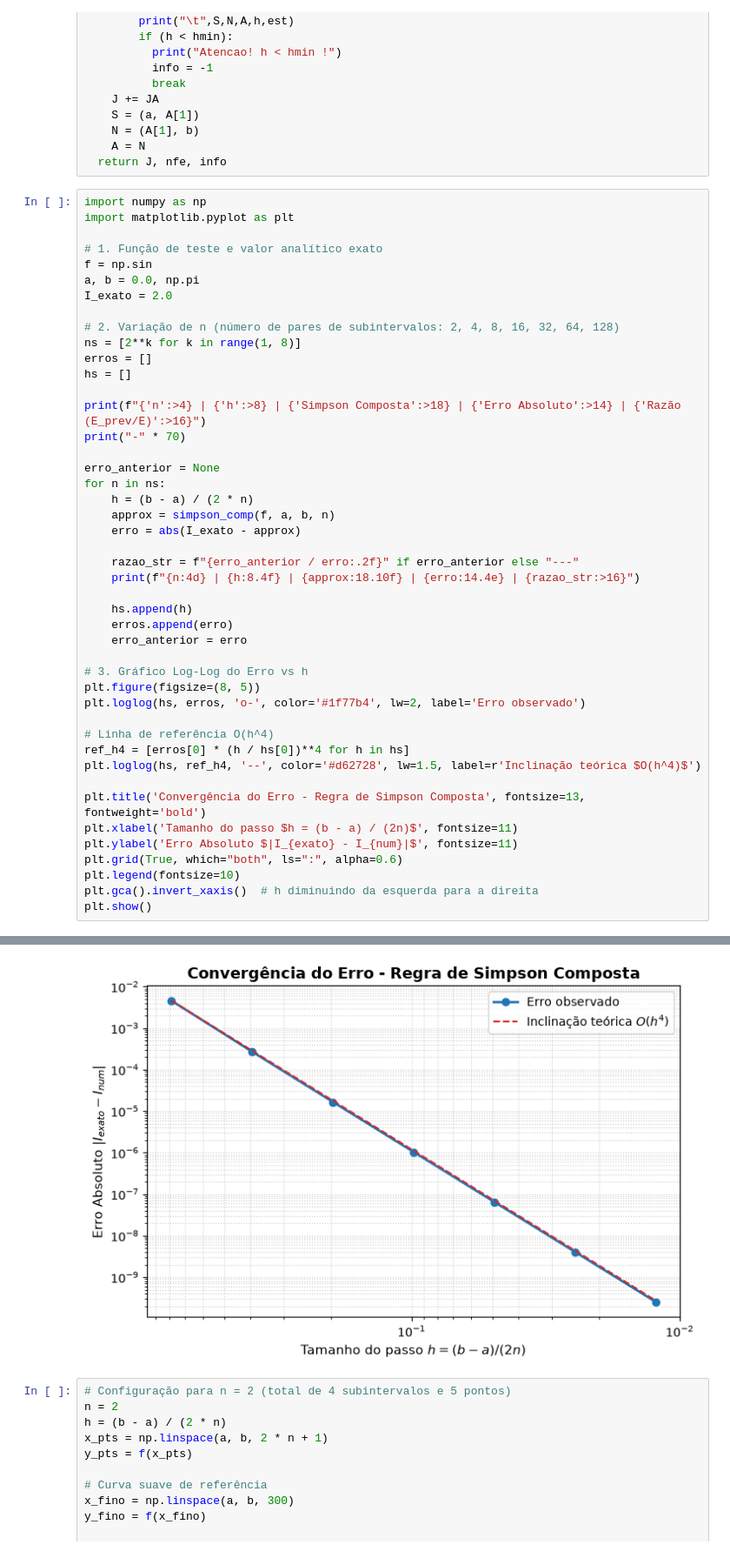
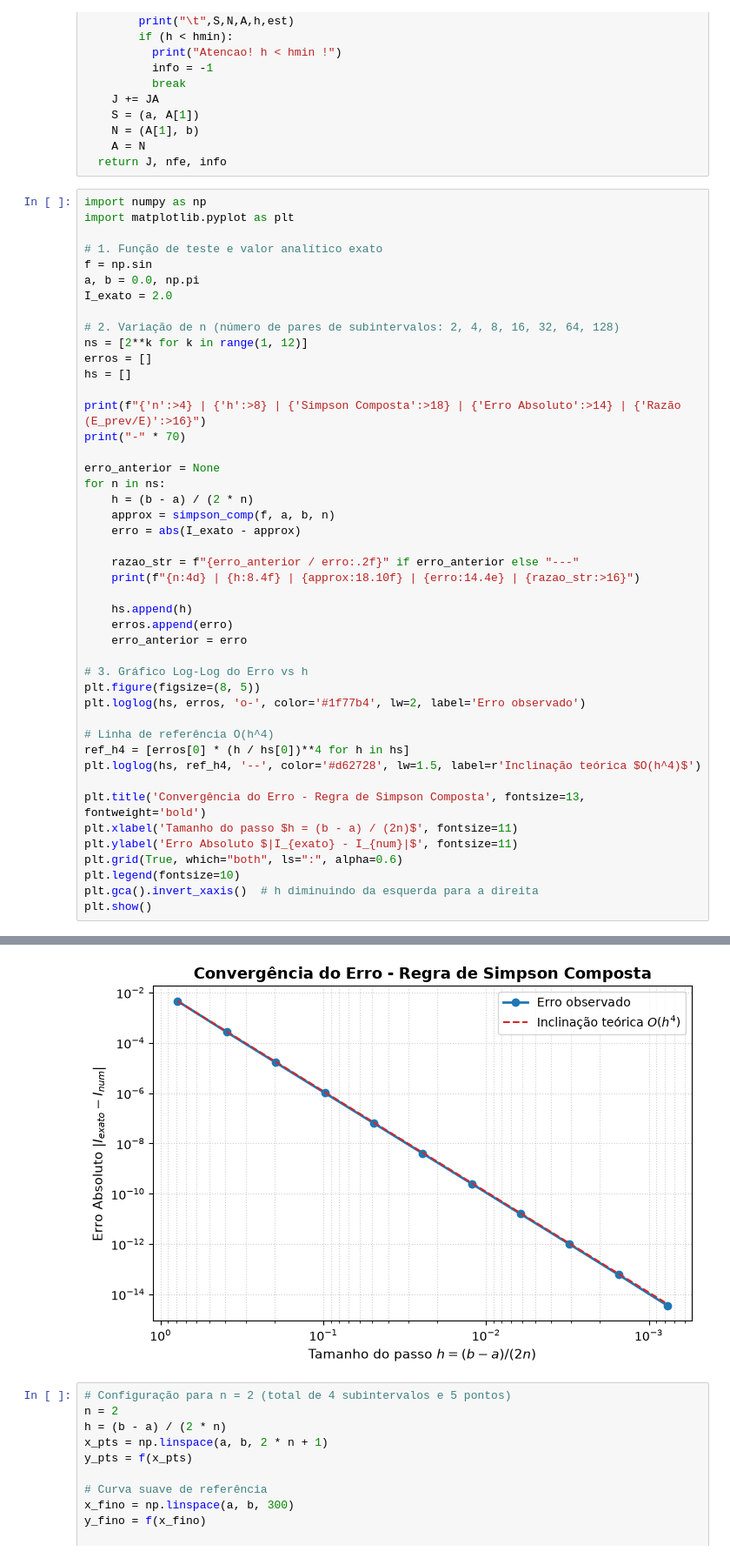
Before and after one commit to Ederson-Passos/applied-numerical-methods, a Jupyter notebook: notebooks/lecture_151026.ipynb, the cells around one changed output, grey strips where cells are left out. Shown at 87% size. Saved outputs shown, nothing was run; the diff lists cells and outputs as text.

```diff
--- a/notebooks/lecture_151026.ipynb
+++ b/notebooks/lecture_151026.ipynb
@@ -71,7 +71,7 @@ a, b = 0.0, np.pi
 I_exato = 2.0
 
 # 2. Variação de n (número de pares de subintervalos: 2, 4, 8, 16, 32, 64, 128)
-ns = [2**k for k in range(1, 8)]
+ns = [2**k for k in range(1, 12)]
 erros = []
 hs = []
 
@@ -119,4 +123,4 @@ plt.show()
-[figure, old version]
+[figure, new version]
 # %%
 # Configuração para n = 2 (total de 4 subintervalos e 5 pontos)
 n = 2
```
Also changed, not shown: parts of 1 cell of this notebook.
